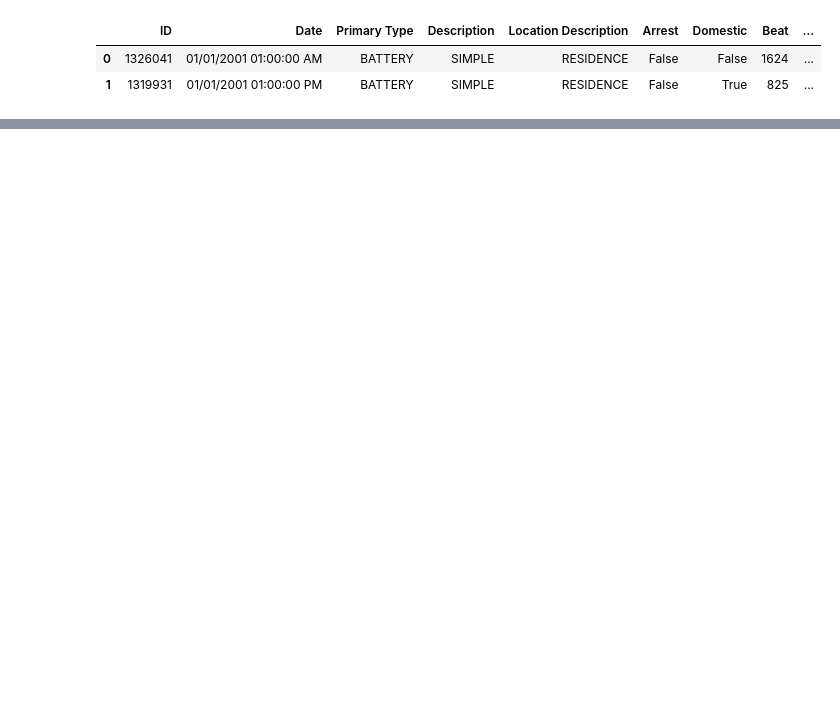
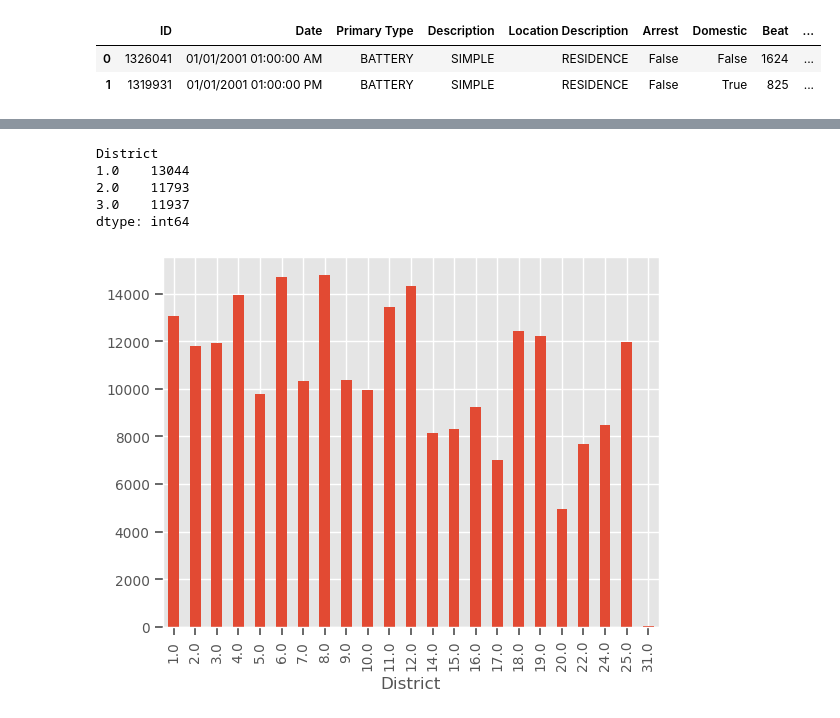
Before and after one commit to SeeBee8/Chicago-Crimes, a Jupyter notebook: Part1_Project3.ipynb, the cells around one changed output, grey strips where cells are left out. Cells and saved outputs as stored; diff of their text form; code cells hidden in the pictures; blank space fills up the shorter version.

```diff
--- a/Part1_Project3.ipynb
+++ b/Part1_Project3.ipynb
@@ -821,0 +739,2 @@ ValueError: Invalid frequency: %H
+# %%
+dist['Year'] = dist['Datetime'].dt.year
@@ -821,0 +761,3 @@ ValueError: Invalid frequency: %H
+# %%
+dist=dist[['ID', 'Year', 'District']]
+dist.info()
@@ -821,0 +775,3 @@ ValueError: Invalid frequency: %H
+# %%
+dist2022=dist.loc[(dist['Year']==2022)]
+dist2022.info()
@@ -821,0 +789,13 @@ ValueError: Invalid frequency: %H
+# %%
+crimes_by_dist=dist2022.groupby(['District']).size()
+crimes_by_dist.head(3)
+# %% [output]
+District
+1.0    13044
+2.0    11793
+3.0    11937
+dtype: int64
+# %%
+crimes_by_dist.plot(kind='bar');
+# %% [output]
+[figure, added]
```
Also changed, not shown: parts of 25 cells of this notebook.
